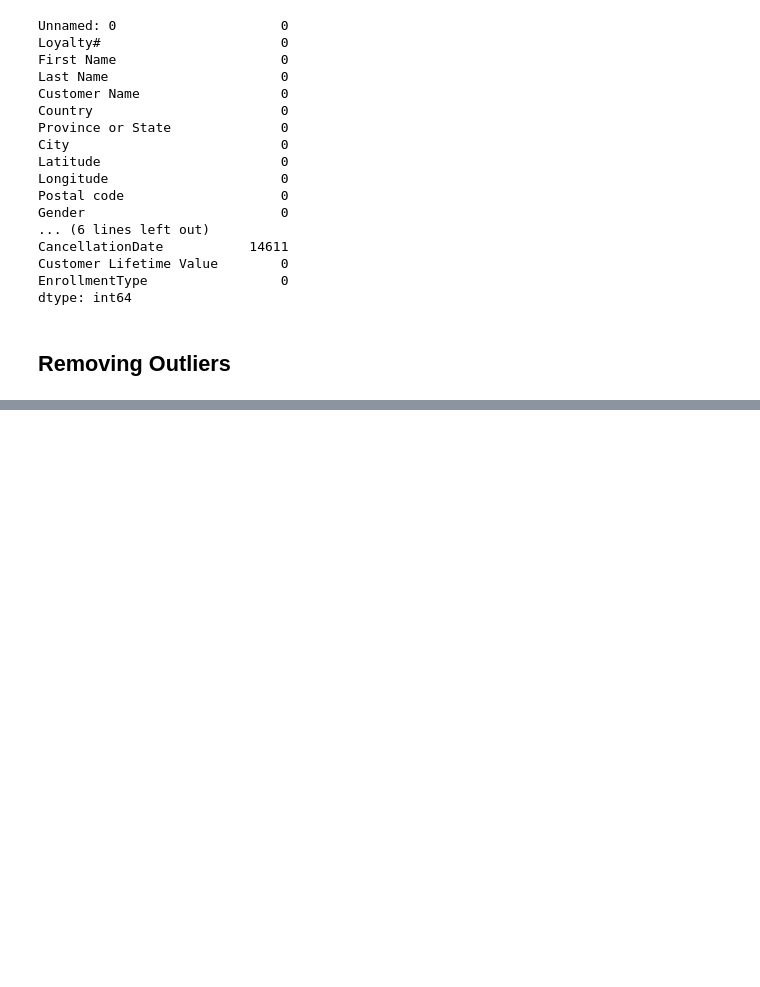
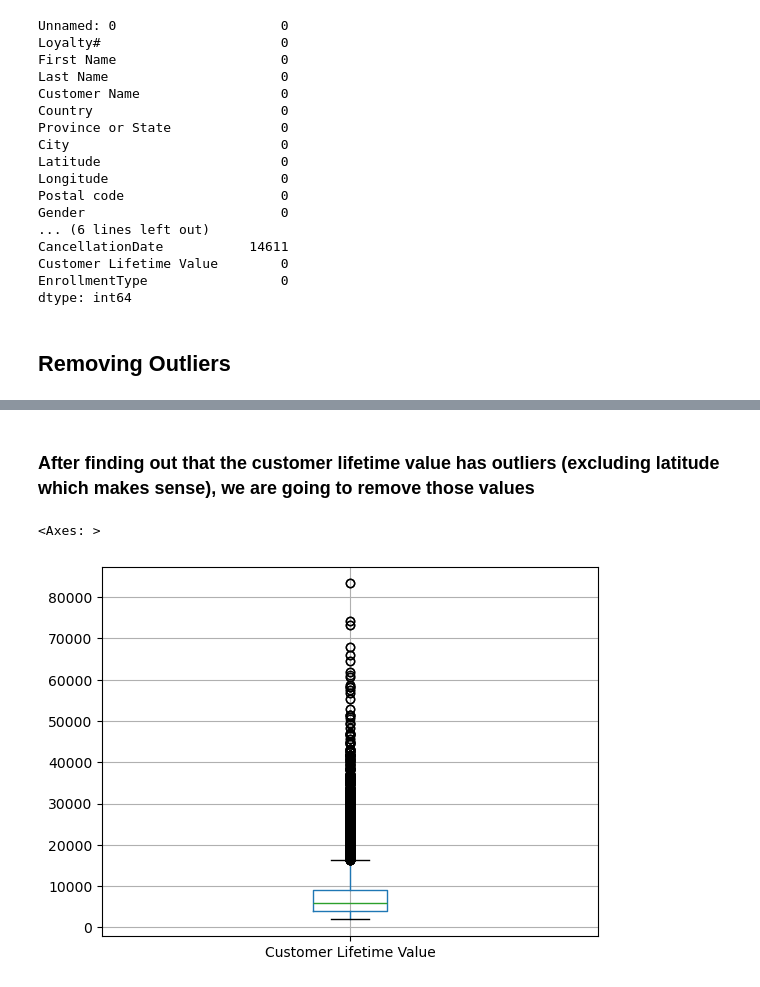
Before and after one commit to lCarvas/data-mining, a Jupyter notebook: src/GroupXX_EDA_Code.ipynb, the cells around one changed output, grey strips where cells are left out. Cells and saved outputs as stored; diff of their text form; code cells hidden in the pictures; blank space fills up the shorter version.

```diff
--- a/src/GroupXX_EDA_Code.ipynb
+++ b/src/GroupXX_EDA_Code.ipynb
@@ -145,7 +145,3 @@ dataCustomer.describe(include=object)
 | unique | 4941 | 15404 | 16921 | 1 | 11 | 29 | 75 | 2 | ... |
 | top | Deon | Salberg | Emma Martin | Canada | Ontario | Toronto | V6E 3D9 | female | ... |
 | freq | 13 | 4 | 1 | 16921 | 5468 | 3390 | 917 | 8497 | ... |
-# %%
-dataCustomer.replace("", np.nan, inplace=True)
-
-dataCustomer.isna().sum()
@@ -425,12 +403,3 @@ CancellationDate           14611
 Customer Lifetime Value       20
 EnrollmentType                 0
 dtype: int64
-# %%
-
-#if bell shaped for that variable we put the mean
-#if its agregated to a side we put median
-
-for col in dataCustomer_central.select_dtypes(include='number').columns:
-    sns.histplot(dataCustomer_central[col], kde=True)
-    plt.title(col)
-    plt.show()
@@ -486,0 +485,19 @@ dtype: int64
+# %% [markdown]
+### After finding out that the customer lifetime value has outliers (excluding latitude which makes sense), we are going to remove those values
+# %%
+col = "Customer Lifetime Value"
+
+Q1 = dataCustomer_central[col].quantile(0.25)
+Q3 = dataCustomer_central[col].quantile(0.75)
+IQR = Q3 - Q1
+
+lower_bound = Q1 - 1.5 * IQR
+upper_bound = Q3 + 1.5 * IQR
+
+outliers = dataCustomer_central[(dataCustomer_central[col] < lower_bound) | (dataCustomer_central[col] > upper_bound)]
+
+outliers[[col]].head(10)
+dataCustomer_central[[col]].boxplot()
+# %% [output]
+<Axes: >
+[figure, added]
```
Also changed, not shown: parts of 6 cells of this notebook.
